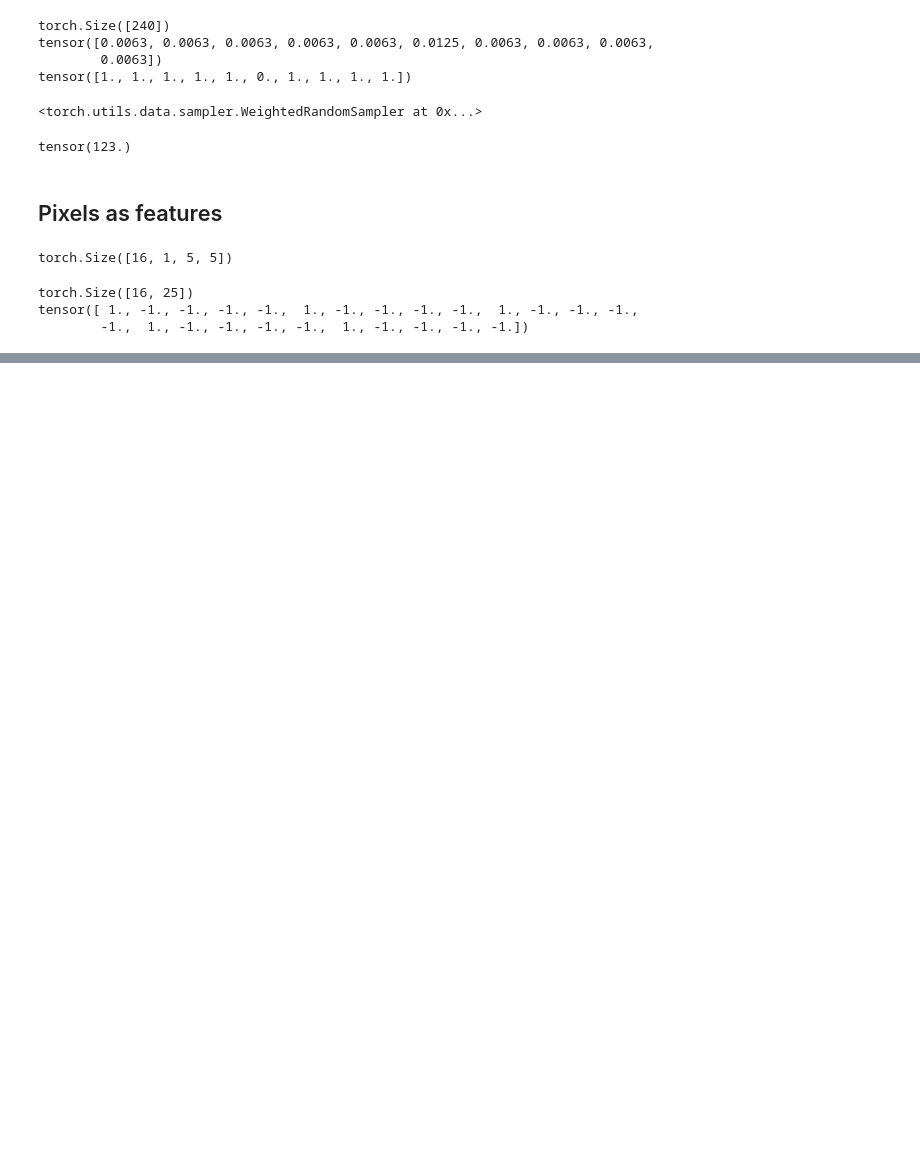
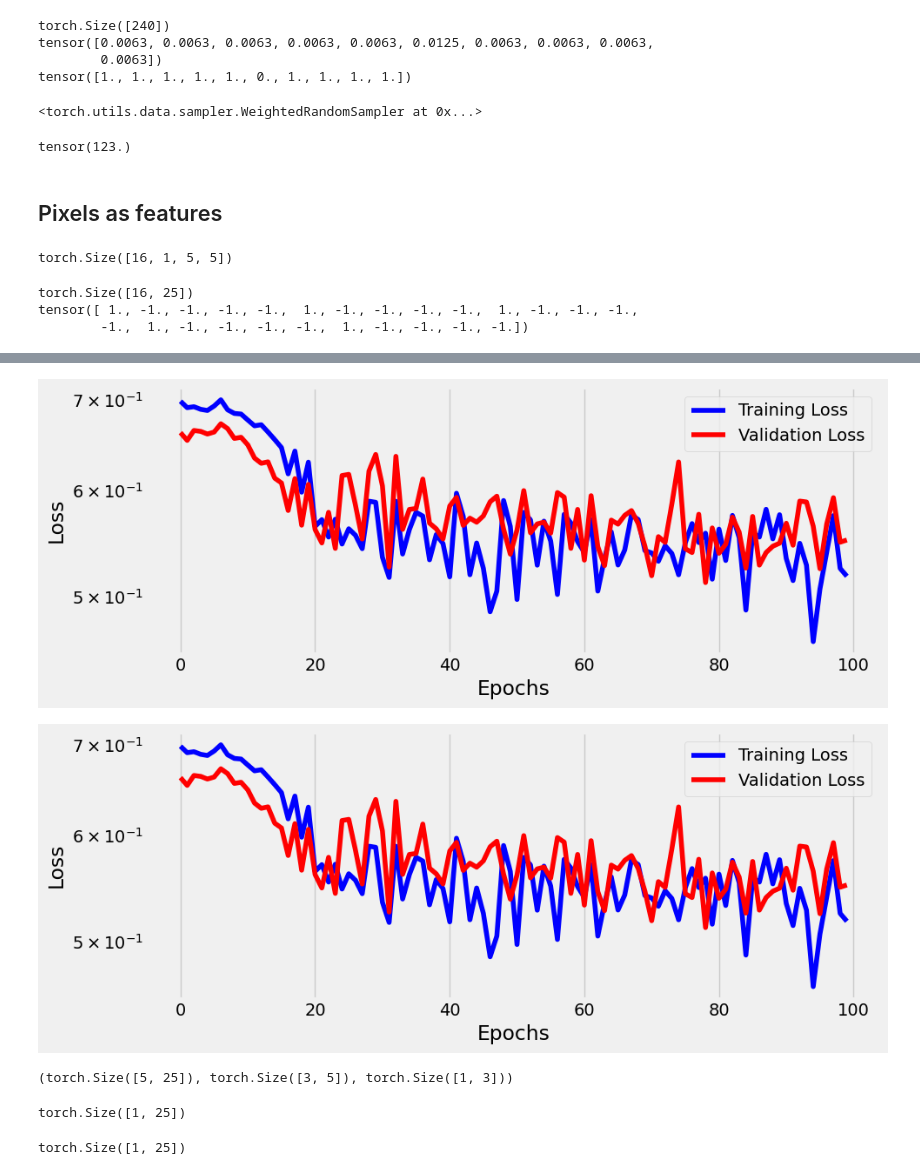
Before and after one commit to Hovohoangduy/pytorch-step-by-step, a Jupyter notebook: chapter04.ipynb, the cells around one changed output, grey strips where cells are left out. Cells and saved outputs as stored; diff of their text form; code cells hidden in the pictures; blank space fills up the shorter version.

```diff
--- a/chapter04.ipynb
+++ b/chapter04.ipynb
@@ -374,0 +407,39 @@ tensor([ 1., -1., -1., -1., -1.,  1., -1., -1., -1., -1.,  1., -1., -1., -1.,
+# %%
+# Model configuration
+lr = 0.1
+
+torch.manual_seed(17)
+
+model_nn = nn.Sequential()
+model_nn.add_module('flatten', nn.Flatten())
+model_nn.add_module('hidden0', nn.Linear(25, 5, bias=False))
+model_nn.add_module('hidden1', nn.Linear(5, 3, bias=False))
+model_nn.add_module('output', nn.Linear(3, 1, bias=False))
+model_nn.add_module('sigmoid', nn.Sigmoid())
+
+optimizer_nn = optim.SGD(model_nn.parameters(), lr=lr)
+binary_loss_fn = nn.BCELoss()
+# %%
+# model training
+n_epochs = 100
+
+sbs_nn = StepByStep(model_nn, binary_loss_fn, optimizer_nn)
+sbs_nn.set_loaders(train_loader, val_loader)
+sbs_nn.train(n_epochs)
+sbs_nn.plot_losses()
+# %% [output]
+[figure, added]
+[figure, added]
+# %%
+w_nn_hidden0 = model_nn.hidden0.weight.detach()
+w_nn_hidden1 = model_nn.hidden1.weight.detach()
+w_nn_output = model_nn.output.weight.detach()
+
+w_nn_hidden0.shape, w_nn_hidden1.shape, w_nn_output.shape
+# %% [output]
+(torch.Size([5, 25]), torch.Size([3, 5]), torch.Size([1, 3]))
+# %%
+w_nn_equiv = w_nn_output @ w_nn_hidden1 @ w_nn_hidden0
+w_nn_equiv.shape
+# %% [output]
+torch.Size([1, 25])
@@ -374,0 +448,5 @@ tensor([ 1., -1., -1., -1., -1.,  1., -1., -1., -1., -1.,  1., -1., -1., -1.,
+# %%
+w_logistic_output = model_logistic.output.weight.detach()
+w_logistic_output.shape
+# %% [output]
+torch.Size([1, 25])
```
Also changed, not shown: parts of 17 cells of this notebook.
